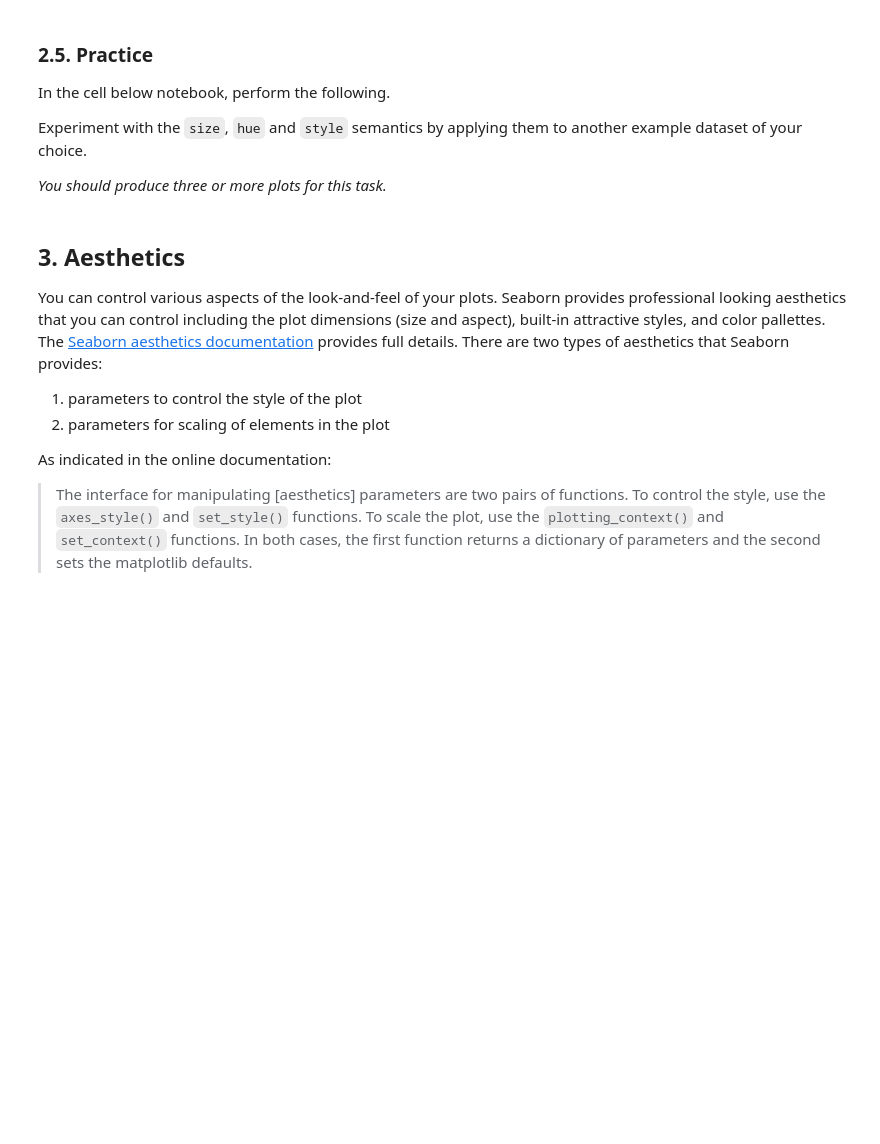
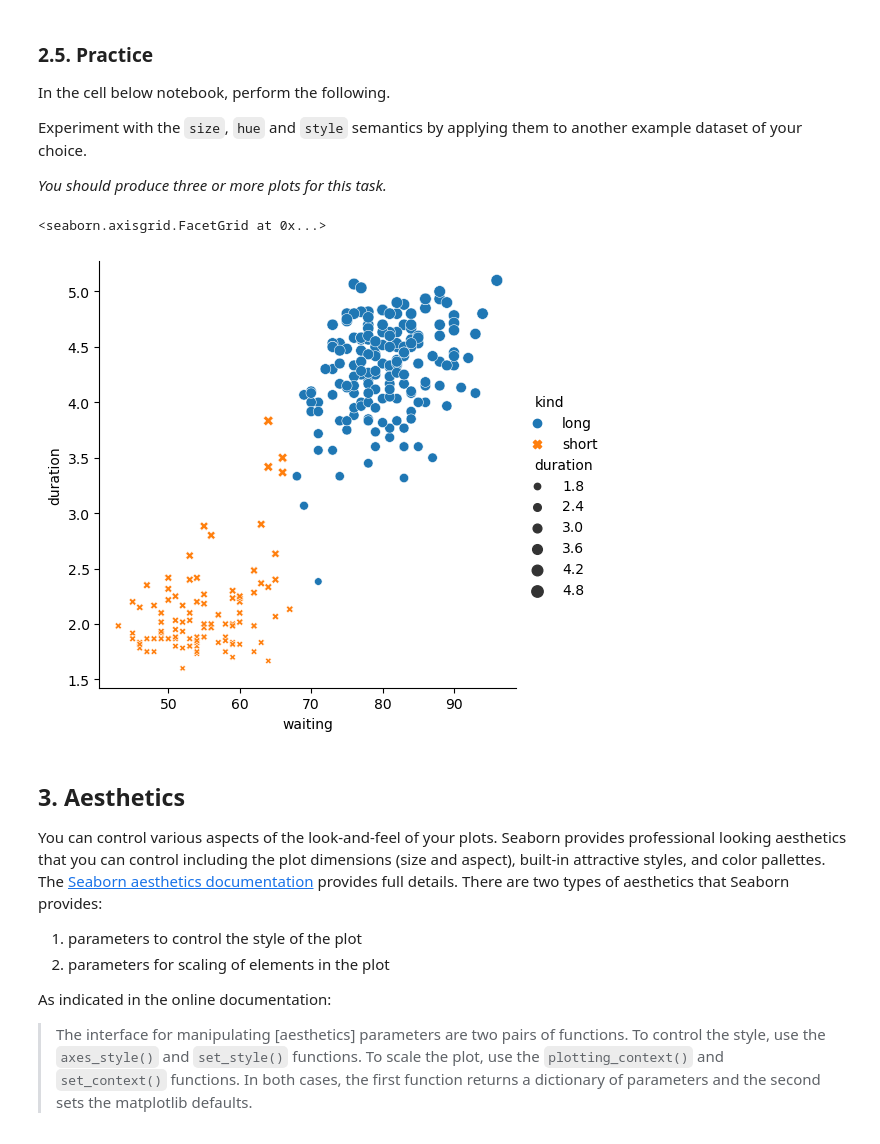
Before and after one commit to ninkuu/Data-Analytics-With-Python, a Jupyter notebook: Module2-Data_Analytics/A08-Seaborn.ipynb, the cells around one changed output. Drawn from its saved outputs; the diff is of its cells as text; code cells hidden in the pictures; blank space fills up the shorter version.

```diff
--- a/Module2-Data_Analytics/A08-Seaborn.ipynb
+++ b/Module2-Data_Analytics/A08-Seaborn.ipynb
@@ -71,3 +106,12 @@ In the cell below notebook, perform the following.
   + Are there duplicated rows?
   + For categorical columns find the unique set of categories.
   + Is the data tidy?
+# %%
+geyser = sns.load_dataset('geyser')
+print('geyser df shape: ', geyser.shape, '\n')
+print('geyser df columns: ', geyser.columns, '\n')
+print('geyser df data types: \n', geyser.dtypes, '\n')
+print('geyser df missing values: \n', geyser.isna().sum(), '\n')
+print('geyser df duplications?: \n', geyser.duplicated().sum(), '\n')
+print('geyser df categories of kind: \n', geyser['kind'].value_counts(), '\n')
+print(geyser.head(10), '\n')
@@ -145,6 +230,11 @@ In the cell below notebook, perform the following.
 Experiment with the `size`, `hue` and `style` semantics by applying them to another example dataset of your choice.
 
 *You should produce three or more plots for this task.*
+# %%
+sns.relplot(x="waiting", y="duration", hue = "kind", style ="kind", size = "duration", data = geyser)
+# %% [output]
+<seaborn.axisgrid.FacetGrid at 0x...>
+[figure, added]
 # %% [markdown]
 ## 3. Aesthetics
 You can control various aspects of the look-and-feel of your plots.  Seaborn provides professional looking aesthetics that you can control including the plot dimensions (size and aspect), built-in attractive styles, and color pallettes. The [Seaborn aesthetics documentation](https://seaborn.pydata.org/tutorial/aesthetics.html) provides full details.  There are two types of aesthetics that Seaborn provides:
```
Also changed, not shown: parts of 26 cells of this notebook, 19 other files.
